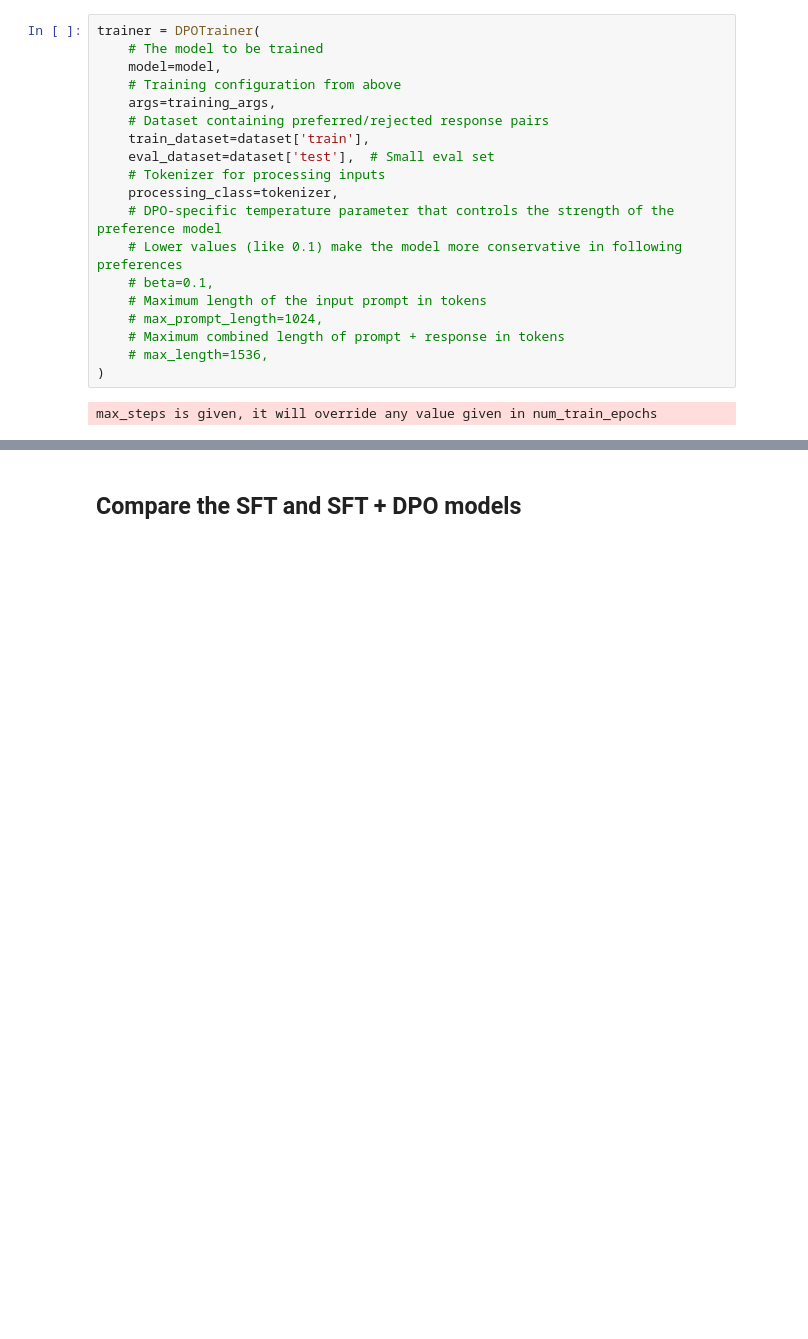
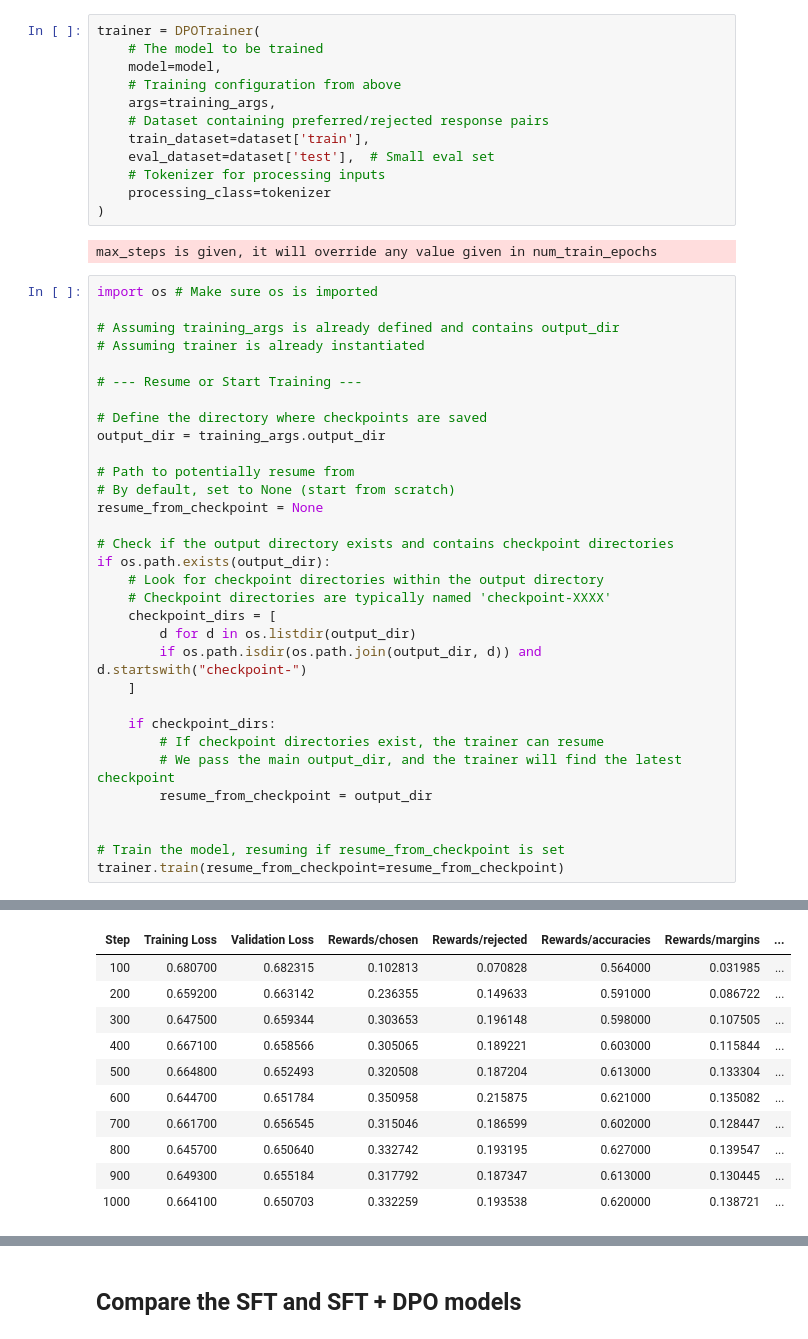
Before and after one commit to lukechen526/smol-course, a Jupyter notebook: 2_preference_alignment/notebooks/dpo_finetuning_example.ipynb, the cells around one changed output, grey strips where cells are left out. Saved outputs shown, nothing was run; the diff lists cells and outputs as text; blank space fills up the shorter version.

```diff
--- a/2_preference_alignment/notebooks/dpo_finetuning_example.ipynb
+++ b/2_preference_alignment/notebooks/dpo_finetuning_example.ipynb
@@ -141,14 +174,40 @@ trainer = DPOTrainer(
     train_dataset=dataset['train'],
     eval_dataset=dataset['test'],  # Small eval set
     # Tokenizer for processing inputs
-    processing_class=tokenizer,
-    # DPO-specific temperature parameter that controls the strength of the preference model
-    # Lower values (like 0.1) make the model more conservative in following preferences
-    # beta=0.1,
-    # Maximum length of the input prompt in tokens
-    # max_prompt_length=1024,
-    # Maximum combined length of prompt + response in tokens
-    # max_length=1536,
+    processing_class=tokenizer
 )
 # %% [output]
 max_steps is given, it will override any value given in num_train_epochs
+# %%
+import os # Make sure os is imported
+
+# Assuming training_args is already defined and contains output_dir
+# Assuming trainer is already instantiated
+
+# --- Resume or Start Training ---
+
+# Define the directory where checkpoints are saved
+output_dir = training_args.output_dir
+
+# Path to potentially resume from
+# By default, set to None (start from scratch)
+resume_from_checkpoint = None
+
+# Check if the output directory exists and contains checkpoint directories
+if os.path.exists(output_dir):
+    # Look for checkpoint directories within the output directory
+    # Checkpoint directories are typically named 'checkpoint-XXXX'
+    checkpoint_dirs = [
+        d for d in os.listdir(output_dir)
+        if os.path.isdir(os.path.join(output_dir, d)) and d.startswith("checkpoint-")
+    ]
+
+    if checkpoint_dirs:
+        # If checkpoint directories exist, the trainer can resume
+        # We pass the main output_dir, and the trainer will find the latest checkpoint
+        resume_from_checkpoint = output_dir
+
+
+# Train the model, resuming if resume_from_checkpoint is set
+trainer.train(resume_from_checkpoint=resume_from_checkpoint)
+# %% [output]
@@ -154,0 +224,11 @@ max_steps is given, it will override any value given in num_train_epochs
+| Step | Training Loss | Validation Loss | Rewards/chosen | Rewards/rejected | Rewards/accuracies | Rewards/margins | ... |
+| 100 | 0.680700 | 0.682315 | 0.102813 | 0.070828 | 0.564000 | 0.031985 | ... |
+| 200 | 0.659200 | 0.663142 | 0.236355 | 0.149633 | 0.591000 | 0.086722 | ... |
+| 300 | 0.647500 | 0.659344 | 0.303653 | 0.196148 | 0.598000 | 0.107505 | ... |
+| 400 | 0.667100 | 0.658566 | 0.305065 | 0.189221 | 0.603000 | 0.115844 | ... |
+| 500 | 0.664800 | 0.652493 | 0.320508 | 0.187204 | 0.613000 | 0.133304 | ... |
+| 600 | 0.644700 | 0.651784 | 0.350958 | 0.215875 | 0.621000 | 0.135082 | ... |
+| 700 | 0.661700 | 0.656545 | 0.315046 | 0.186599 | 0.602000 | 0.128447 | ... |
+| 800 | 0.645700 | 0.650640 | 0.332742 | 0.193195 | 0.627000 | 0.139547 | ... |
+| 900 | 0.649300 | 0.655184 | 0.317792 | 0.187347 | 0.613000 | 0.130445 | ... |
+| 1000 | 0.664100 | 0.650703 | 0.332259 | 0.193538 | 0.620000 | 0.138721 | ... |
```
Also changed, not shown: parts of 9 cells of this notebook.
